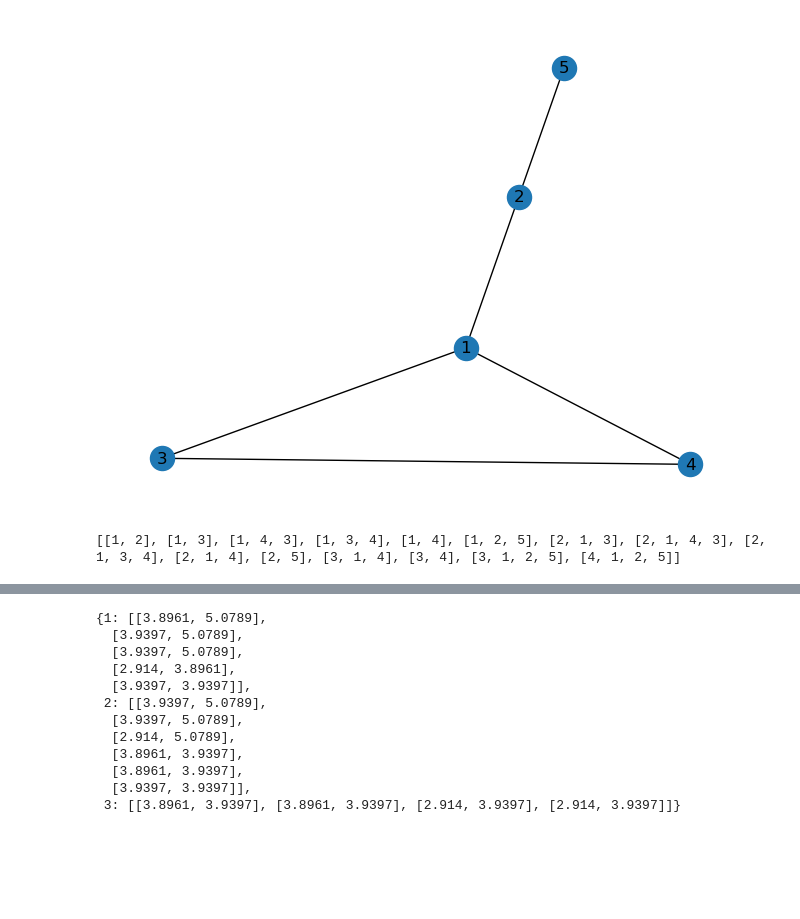
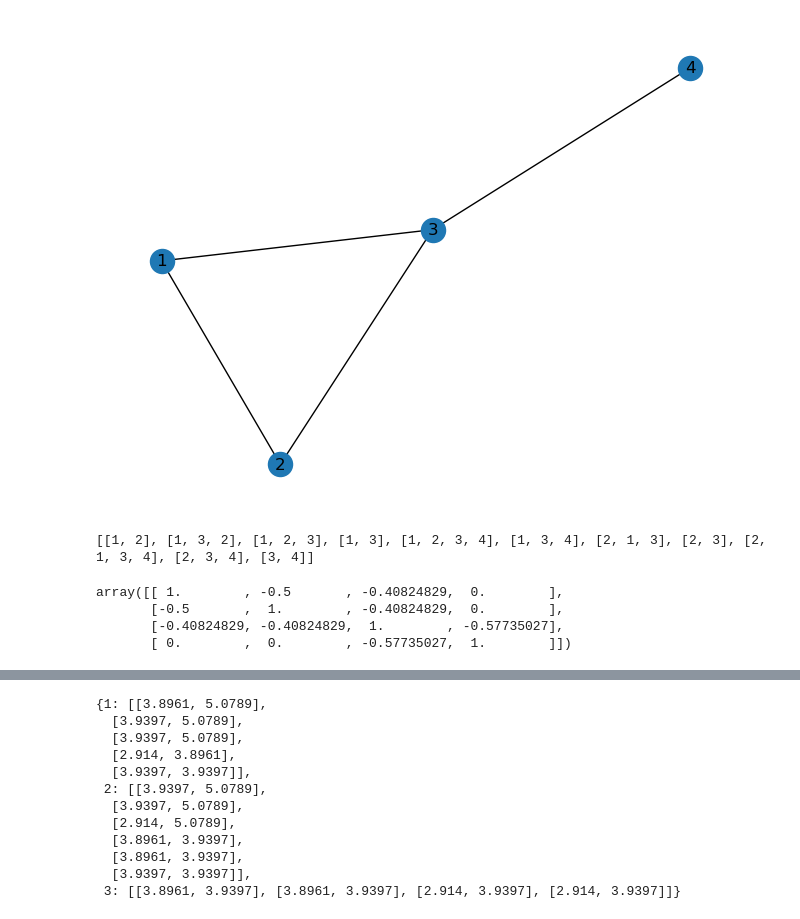
Before and after one commit to bitsdontbyte/Graph_Laplacians, a Jupyter notebook: graph_laplacians.ipynb, the cells around one changed output, grey strips where cells are left out. Drawn from its saved outputs; the diff is of its cells as text; code cells hidden in the pictures; blank space fills up the shorter version.

```diff
--- a/graph_laplacians.ipynb
+++ b/graph_laplacians.ipynb
@@ -18,12 +18,12 @@ def sort_each_list(data_dict):
     return sorted_data
 # %%
 G = nx.Graph()
-G.add_nodes_from([1,2,3,4,5])
-G.add_edges_from([(1,2),(1,3),(1,4),(3,4),(2,5)])
+G.add_nodes_from([1,2,3,4])
+G.add_edges_from([(1,2),(1,3),(2,3),(3,4)])
 G = nx.convert_node_labels_to_integers(G, first_label=1, ordering='default', label_attribute=None)
 nx.draw(G, with_labels=True)
 # %% [output]
-[figure, old version]
+[figure, new version]
 # %%
 all_paths = []
 nodes_combs = itertools.combinations(G.nodes, 2)
@@ -37,4 +37,13 @@ for source, target in nodes_combs:
         all_paths.append(path)
 print(all_paths)
 # %% [output]
-[[1, 2], [1, 3], [1, 4, 3], [1, 3, 4], [1, 4], [1, 2, 5], [2, 1, 3], [2, 1, 4, 3], [2, 1, 3, 4], [2, 1, 4], [2, 5], [3, 1, 4], [3, 4], [3, 1, 2, 5], [4, 1, 2, 5]]
+[[1, 2], [1, 3, 2], [1, 2, 3], [1, 3], [1, 2, 3, 4], [1, 3, 4], [2, 1, 3], [2, 3], [2, 1, 3, 4], [2, 3, 4], [3, 4]]
+# %%
+Lap = nx.laplacian_matrix(G)
+A_lapl = nx.normalized_laplacian_matrix(G).toarray()
+A_lapl
+# %% [output]
+array([[ 1.        , -0.5       , -0.40824829,  0.        ],
+       [-0.5       ,  1.        , -0.40824829,  0.        ],
+       [-0.40824829, -0.40824829,  1.        , -0.57735027],
+       [ 0.        ,  0.        , -0.57735027,  1.        ]])
```
Also changed, not shown: parts of 11 cells of this notebook.
